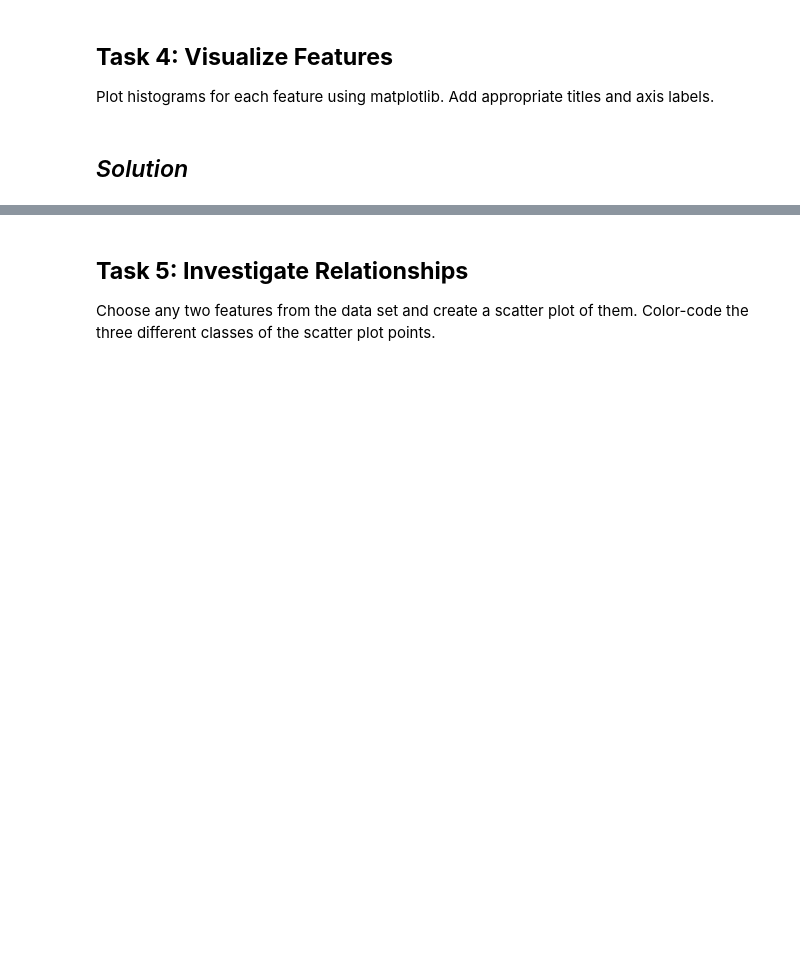
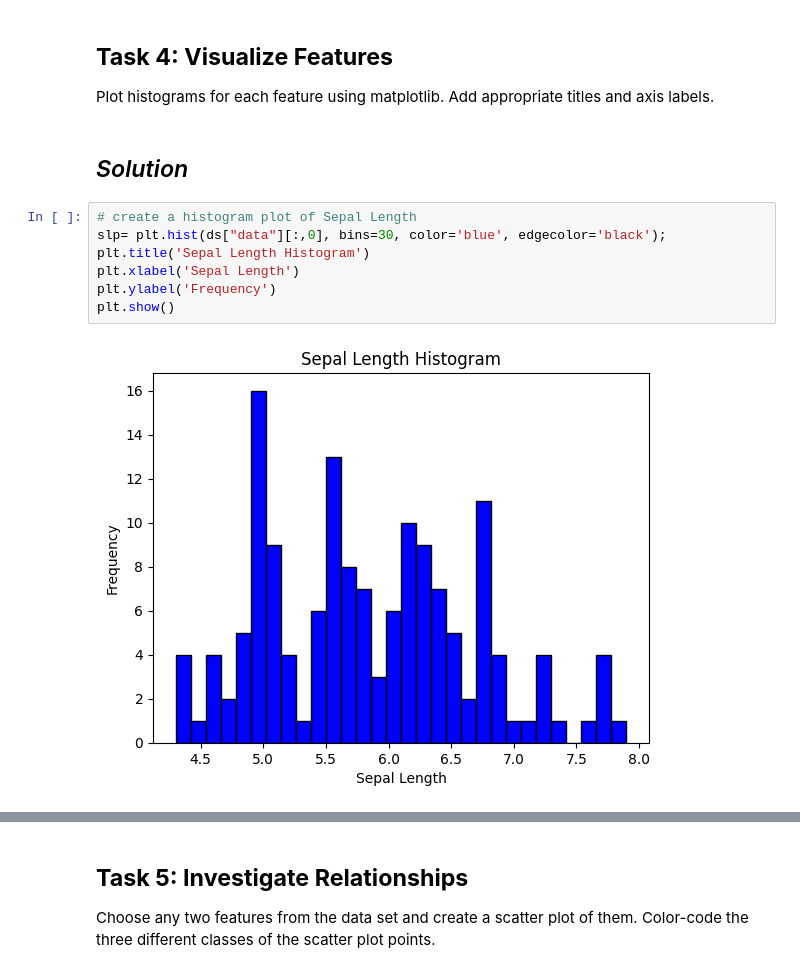
Before and after one commit to AnnaLoz28/principles_of_data_analytics, a Jupyter notebook: tasks.ipynb, the cells around one changed output, grey strips where cells are left out. Cells and saved outputs as stored; diff of their text form; blank space fills up the shorter version.

Commit message:
task 4 histograms

```diff
--- a/tasks.ipynb
+++ b/tasks.ipynb
@@ -395,3 +398,12 @@ Plot histograms for each feature using matplotlib.
 Add appropriate titles and axis labels.
 # %% [markdown]
 ## *Solution*
+# %%
+# create a histogram plot of Sepal Length
+slp= plt.hist(ds["data"][:,0], bins=30, color='blue', edgecolor='black');
+plt.title('Sepal Length Histogram')
+plt.xlabel('Sepal Length')
+plt.ylabel('Frequency')
+plt.show()
+# %% [output]
+[figure, added]
```
Also changed, not shown: parts of 4 cells of this notebook.
